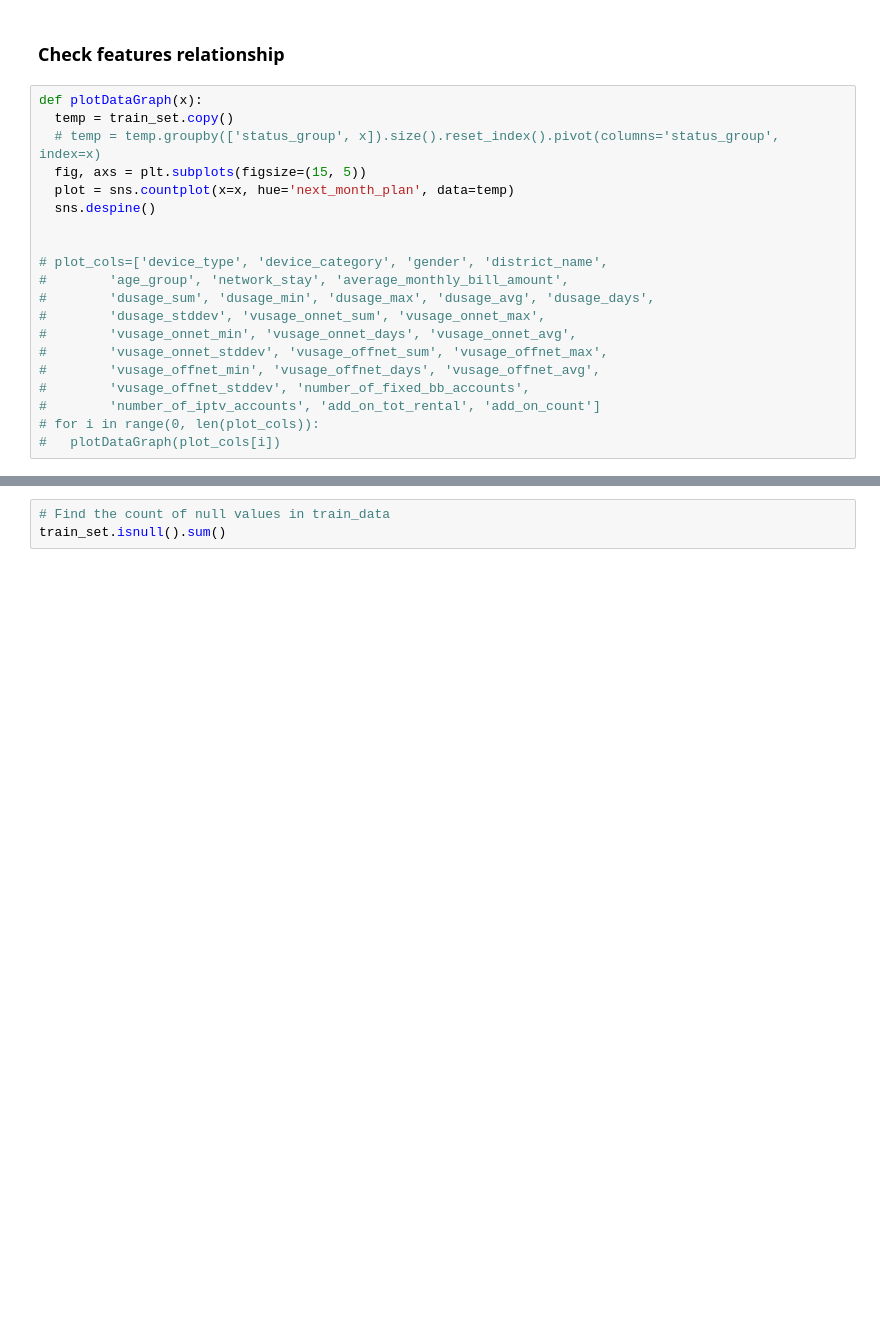
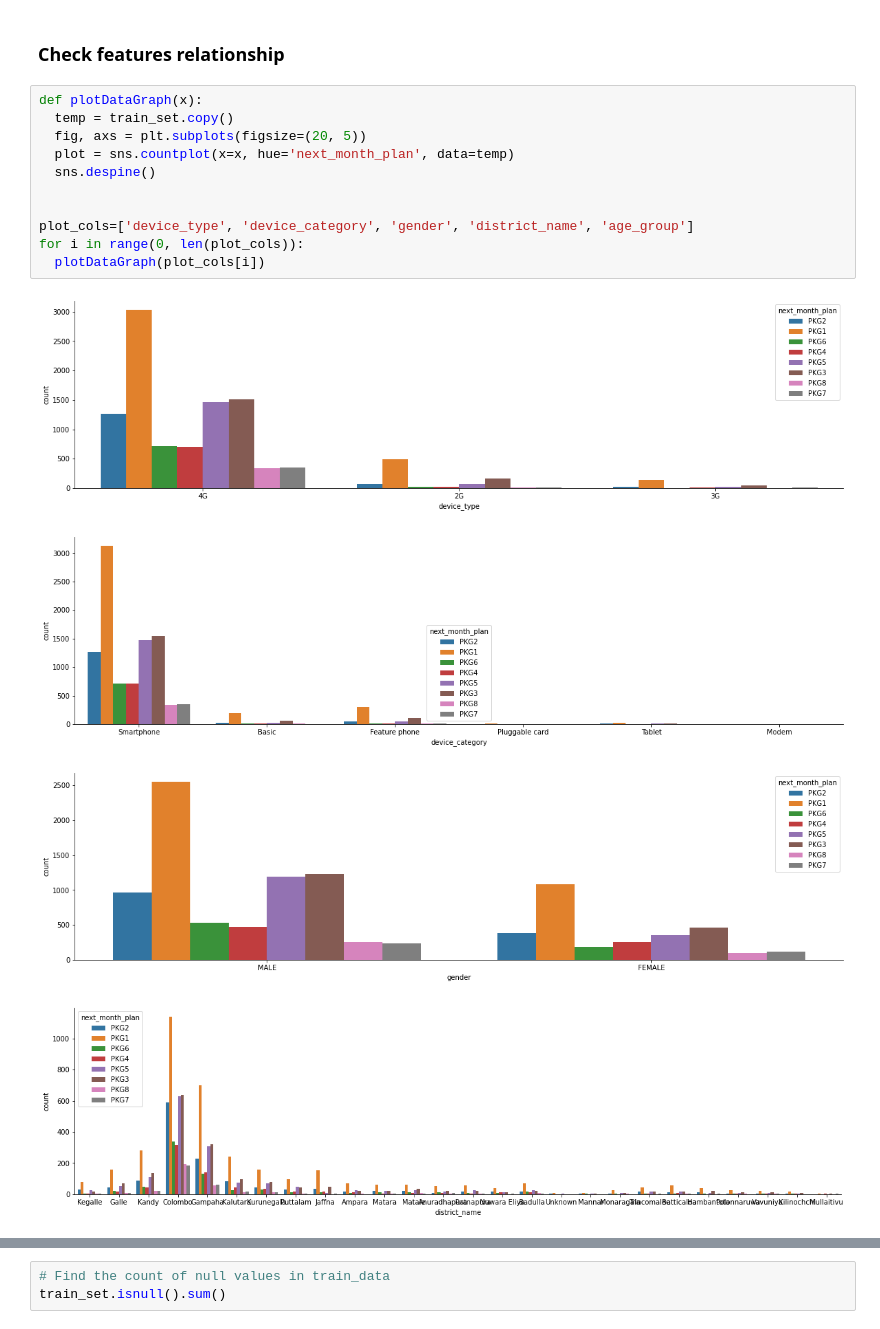
Before and after one commit to thuvarahan97/ADL-AI-Summit-2021---AI-Vendors, a Jupyter notebook: RentalPlan.ipynb, the cells around one changed output, grey strips where cells are left out. Drawn from its saved outputs; the diff is of its cells as text; blank space fills up the shorter version.

```diff
--- a/RentalPlan.ipynb
+++ b/RentalPlan.ipynb
@@ -143,20 +143,16 @@ Text(0.5, 1.0, 'Next Month Plan Classes vs. Count')
 # %%
 def plotDataGraph(x):
   temp = train_set.copy()
-  # temp = temp.groupby(['status_group', x]).size().reset_index().pivot(columns='status_group', index=x)
-  fig, axs = plt.subplots(figsize=(15, 5))
+  fig, axs = plt.subplots(figsize=(20, 5))
   plot = sns.countplot(x=x, hue='next_month_plan', data=temp)
   sns.despine()
 
 
-# plot_cols=['device_type', 'device_category', 'gender', 'district_name',
-#        'age_group', 'network_stay', 'average_monthly_bill_amount',
-#        'dusage_sum', 'dusage_min', 'dusage_max', 'dusage_avg', 'dusage_days',
-#        'dusage_stddev', 'vusage_onnet_sum', 'vusage_onnet_max',
-#        'vusage_onnet_min', 'vusage_onnet_days', 'vusage_onnet_avg',
-#        'vusage_onnet_stddev', 'vusage_offnet_sum', 'vusage_offnet_max',
-#        'vusage_offnet_min', 'vusage_offnet_days', 'vusage_offnet_avg',
-#        'vusage_offnet_stddev', 'number_of_fixed_bb_accounts',
-#        'number_of_iptv_accounts', 'add_on_tot_rental', 'add_on_count']
-# for i in range(0, len(plot_cols)):
-#   plotDataGraph(plot_cols[i])
+plot_cols=['device_type', 'device_category', 'gender', 'district_name', 'age_group']
+for i in range(0, len(plot_cols)):
+  plotDataGraph(plot_cols[i])
+# %% [output]
+[figure, added]
+[figure, added]
+[figure, added]
+[figure, added]
```
Also changed, not shown: parts of 62 cells of this notebook.
